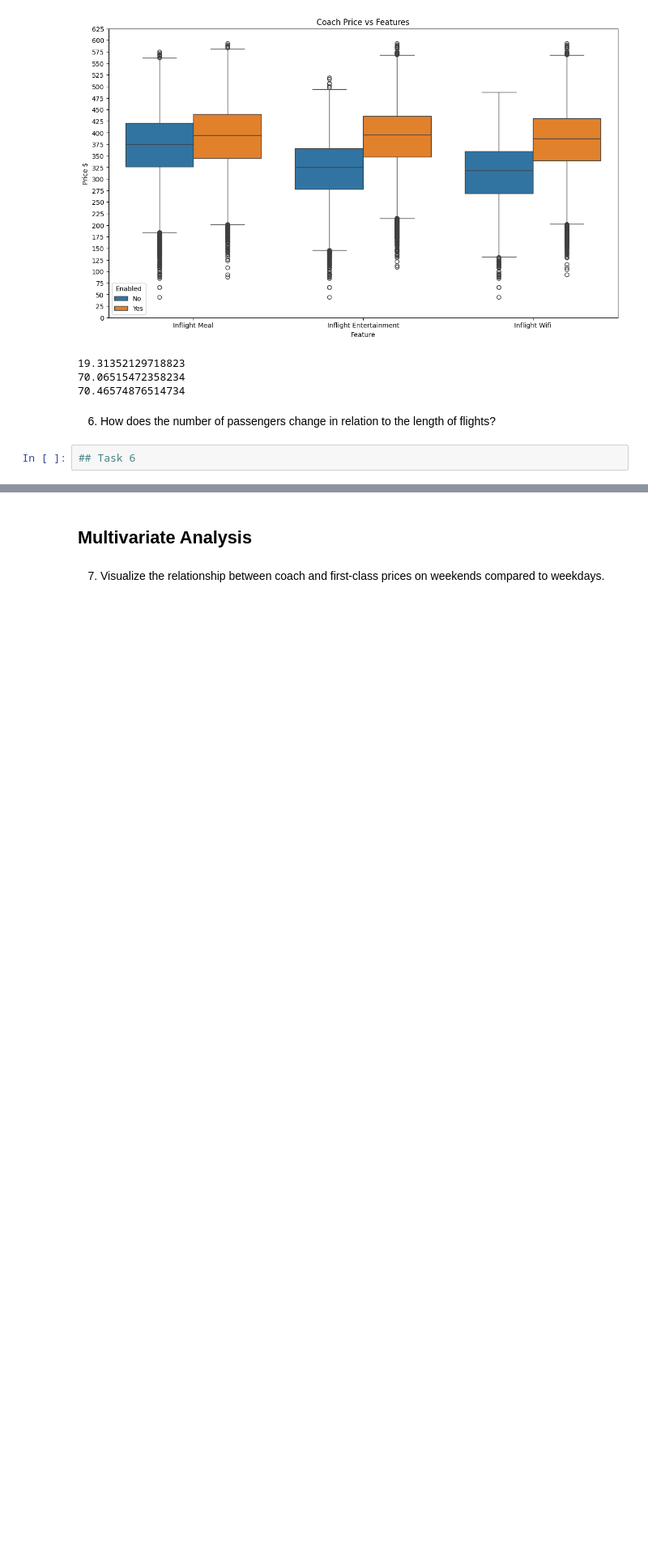
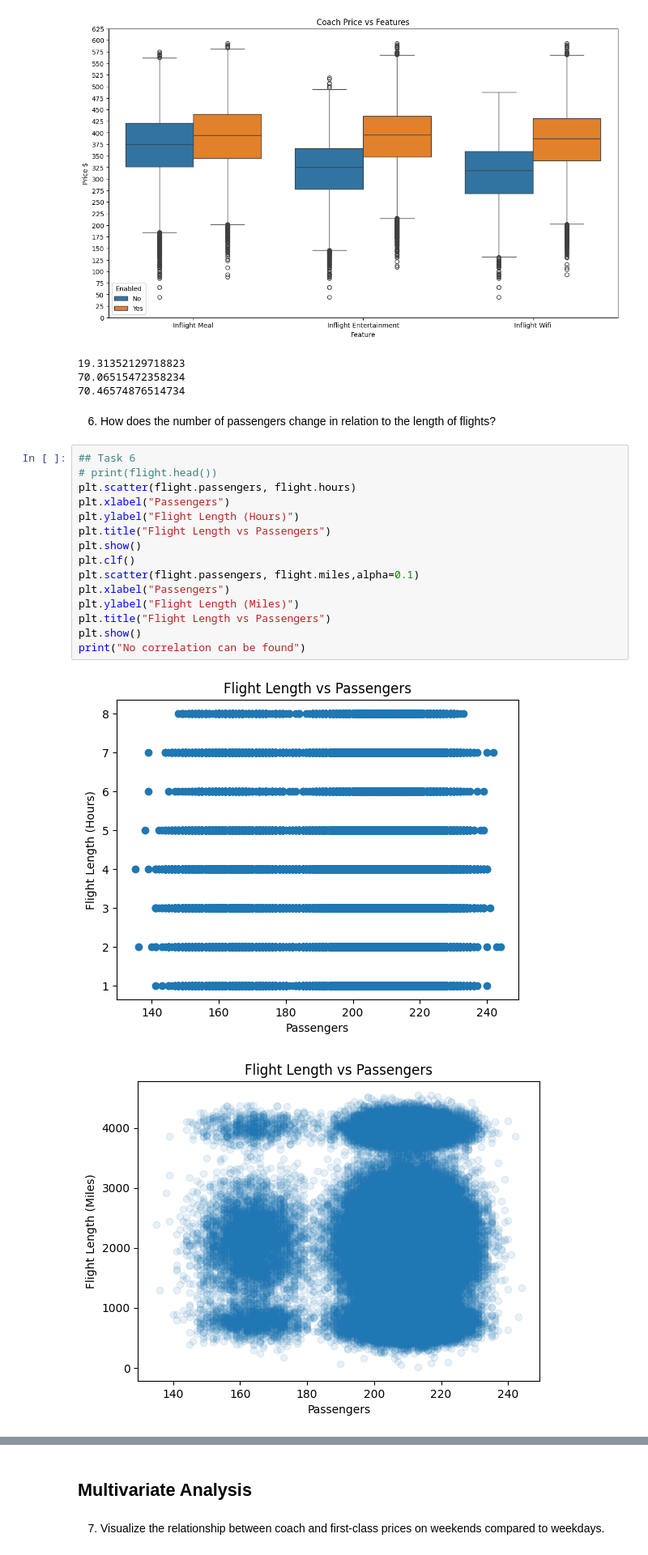
Before and after one commit to F1pm/Airline-Analysis, a Jupyter notebook: Airline Analysis.ipynb, the cells around one changed output, grey strips where cells are left out. Shown at 81% size. Drawn from its saved outputs; the diff is of its cells as text; blank space fills up the shorter version.

```diff
--- a/Airline Analysis.ipynb
+++ b/Airline Analysis.ipynb
@@ -190,5 +190,21 @@ print(diff_wifi)
 70.46574876514734
 # %% [markdown]
 6. How does the number of passengers change in relation to the length of flights?
-# %%
-## Task 6
+# %%
+## Task 6
+# print(flight.head())
+plt.scatter(flight.passengers, flight.hours)
+plt.xlabel("Passengers")
+plt.ylabel("Flight Length (Hours)")
+plt.title("Flight Length vs Passengers")
+plt.show()
+plt.clf()
+plt.scatter(flight.passengers, flight.miles,alpha=0.1)
+plt.xlabel("Passengers")
+plt.ylabel("Flight Length (Miles)")
+plt.title("Flight Length vs Passengers")
+plt.show()
+print("No correlation can be found")
+# %% [output]
+[figure, added]
+[figure, added]
```
Also changed, not shown: parts of 6 cells of this notebook.
